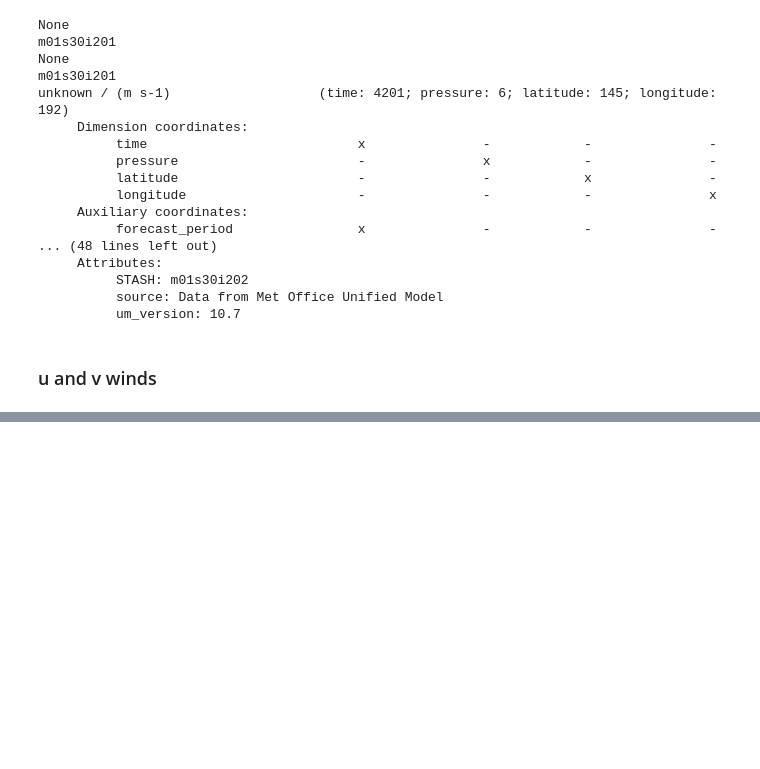
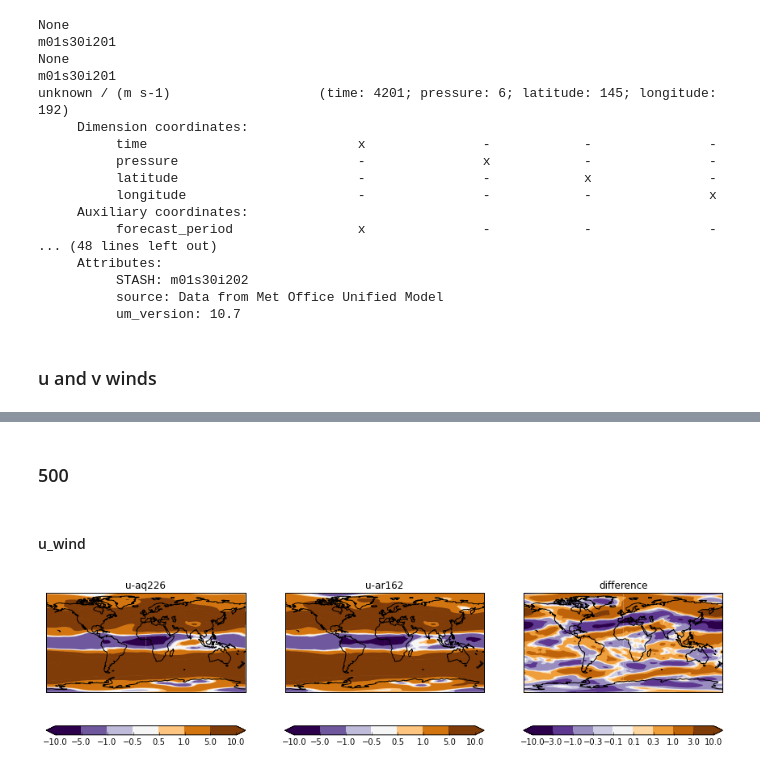
Before and after one commit to douglask3/albedo_teleconection, a Jupyter notebook: Untitled0.ipynb, the cells around one changed output, grey strips where cells are left out. Cells and saved outputs as stored; diff of their text form; code cells hidden in the pictures; blank space fills up the shorter version.

```diff
--- a/Untitled0.ipynb
+++ b/Untitled0.ipynb
@@ -73,6 +73,7 @@ def loadJobs(dirs, code):
 
 u_wind = loadJobs(u_wind_dir, u_wind_stash)
 v_wind = loadJobs(v_wind_dir, v_wind_stash)
+jobs.append('difference')
 # %% [output]
 None
 m01s30i201
@@ -176,0 +194,8 @@ plt.colorbar(cf, colorbar_axes, orientation='horizontal')
+# %% [markdown]
+### 500
+# %% [markdown]
+#### u_wind
+# %%
+u_wind_map = make_u_wind_maps(500)
+# %% [output]
+[figure, added]
```
Also changed, not shown: parts of 22 cells of this notebook.
